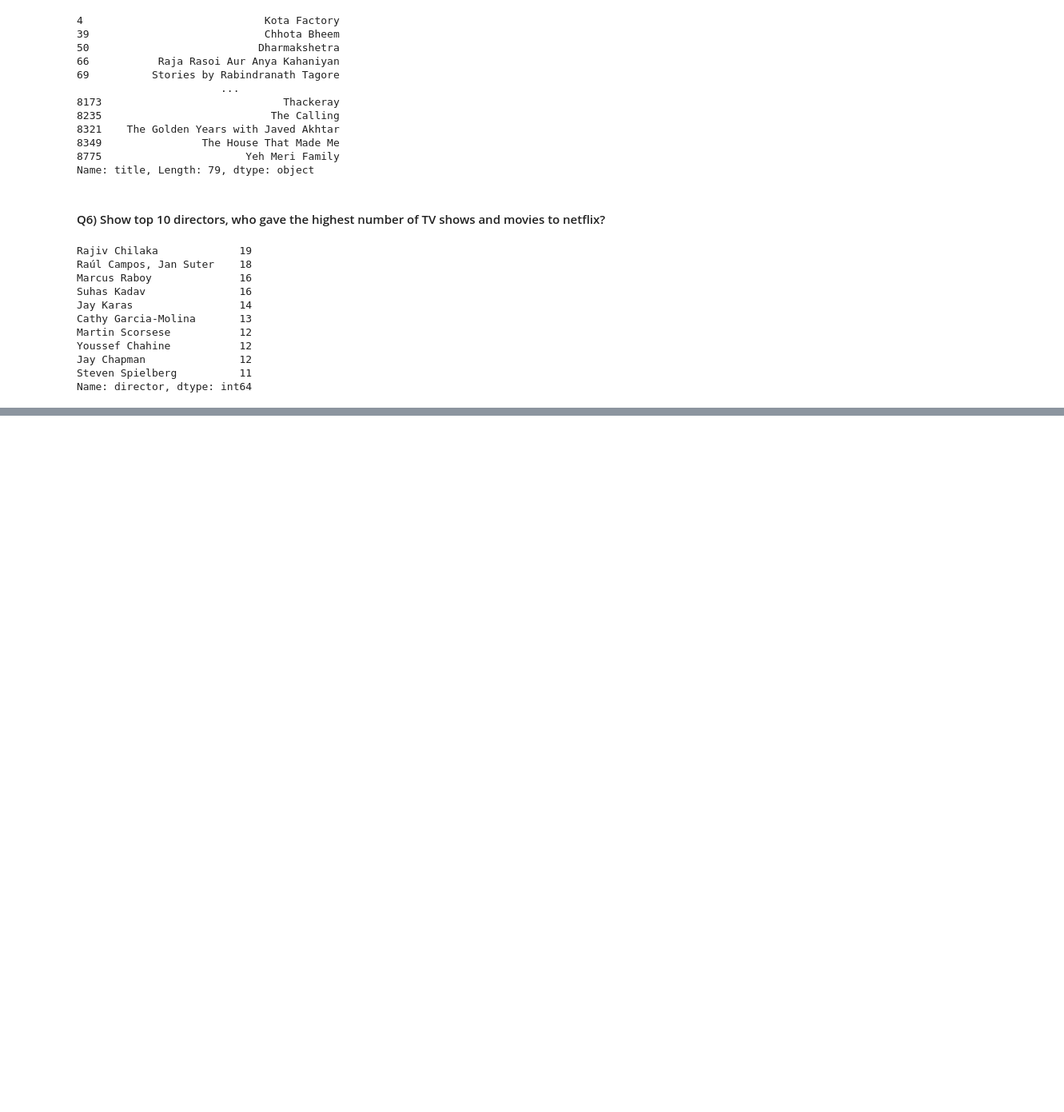
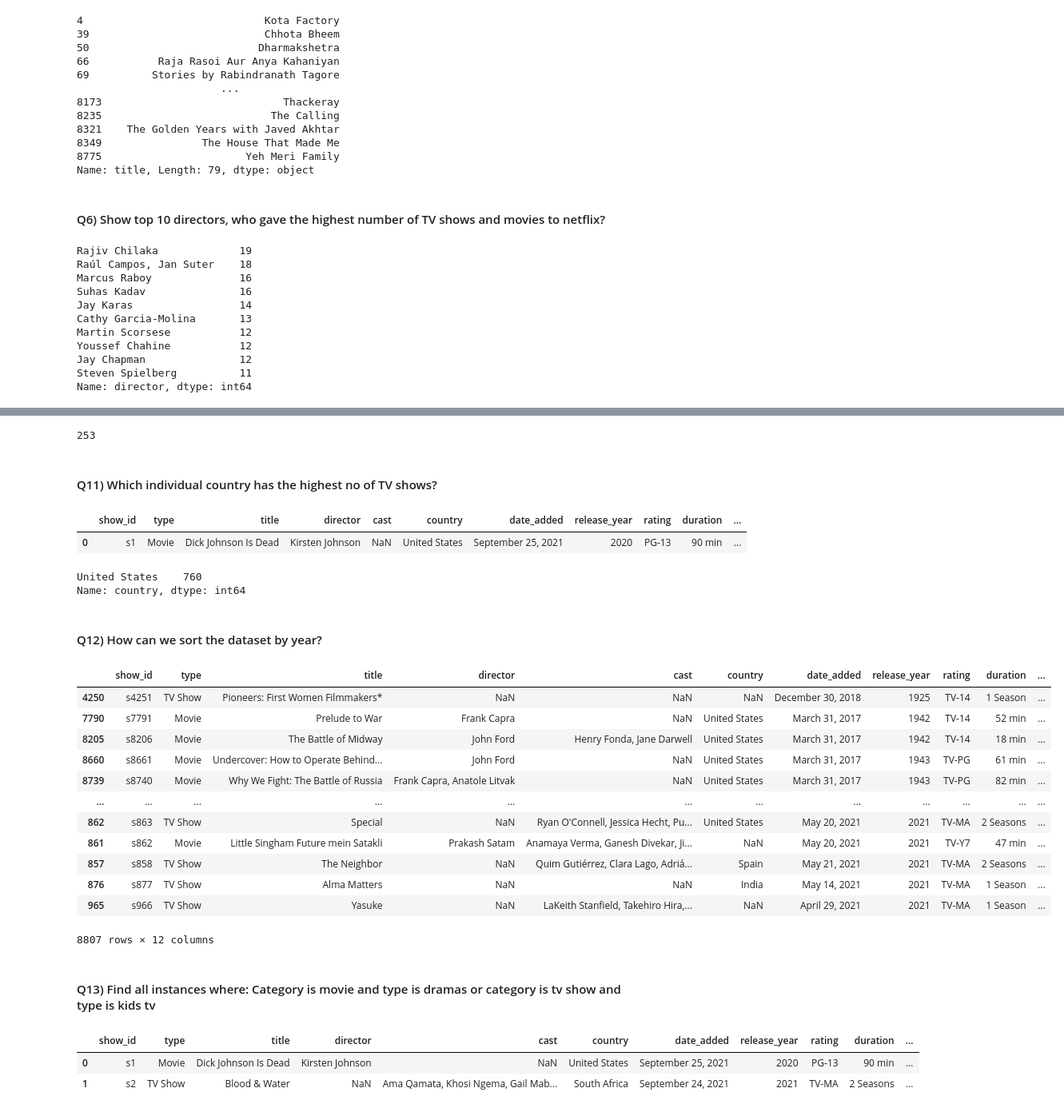
Before and after one commit to Yamini09-code/Data-Analytics-Challenge, a Jupyter notebook: Netflix Data Analysis Project.ipynb, the cells around one changed output, grey strips where cells are left out. Shown: that part at 80% size. Cells and saved outputs as stored; diff of their text form; code cells hidden in the pictures; blank space fills up the shorter version.

```diff
--- a/Netflix Data Analysis Project.ipynb
+++ b/Netflix Data Analysis Project.ipynb
@@ -285,0 +355,62 @@ Name: director, dtype: int64
+# %%
+## Example: Fill NaN values with 0
+#df['column_name'].fillna(0, inplace=True)
+# Float data types in Python can represent not only whole numbers but also decimal numbers and special values like NaN and infinity.
+#float('nan') is the standardized way to create a NaN value in Python.
+
+movies = df[df['type']=='Movie']
+movies = movies.dropna()
+movies['duration'] = movies['duration'].str.extract('(\d+)').astype(int)
+movies['duration'].max()
+#movies.duration.dtypes
+#astype(float) so that NAN values can be handled
+#data[['Minutes', 'Unit']]= data['duration'].str.split(' ', expand = True)
+# %% [output]
+253
+# %% [markdown]
+#### Q11) Which individual country has the highest no of TV shows?
+# %%
+df.head(1)
+# %% [output]
+|  | show_id | type | title | director | cast | country | date_added | release_year | rating | duration | ... |
+| 0 | s1 | Movie | Dick Johnson Is Dead | Kirsten Johnson | NaN | United States | September 25, 2021 | 2020 | PG-13 | 90 min | ... |
+# %%
+Show = df[df['type'] == 'TV Show']
+Show
+Show.country.value_counts().head(1)
+# %% [output]
+United States    760
+Name: country, dtype: int64
+# %% [markdown]
+#### Q12) How can we sort the dataset by year?
+# %%
+#axis: Specifies the axis along which to sort. Use axis=0 to sort rows (default) and axis=1 to sort columns.
+#DataFrame.sort_values(by, axis=0, ascending=True, inplace=False, ignore_index=False)
+#ignore_index: Specifies whether to reset the index of the sorted DataFrame. Default is False.
+#NAN are pushed to the end
+#bydefault ascending is true
+df.head(1)
+sorted_df = df.sort_values(by = 'release_year', ascending = True, inplace = False, axis = 0)
+sorted_df
+# %% [output]
+|  | show_id | type | title | director | cast | country | date_added | release_year | rating | duration | ... |
+| 4250 | s4251 | TV Show | Pioneers: First Women Filmmakers* | NaN | NaN | NaN | December 30, 2018 | 1925 | TV-14 | 1 Season | ... |
+| 7790 | s7791 | Movie | Prelude to War | Frank Capra | NaN | United States | March 31, 2017 | 1942 | TV-14 | 52 min | ... |
+| 8205 | s8206 | Movie | The Battle of Midway | John Ford | Henry Fonda, Jane Darwell | United States | March 31, 2017 | 1942 | TV-14 | 18 min | ... |
+| 8660 | s8661 | Movie | Undercover: How to Operate Behind... | John Ford | NaN | United States | March 31, 2017 | 1943 | TV-PG | 61 min | ... |
+| 8739 | s8740 | Movie | Why We Fight: The Battle of Russia | Frank Capra, Anatole Litvak | NaN | United States | March 31, 2017 | 1943 | TV-PG | 82 min | ... |
+| ... | ... | ... | ... | ... | ... | ... | ... | ... | ... | ... | ... |
+| 862 | s863 | TV Show | Special | NaN | Ryan O'Connell, Jessica Hecht, Pu... | United States | May 20, 2021 | 2021 | TV-MA | 2 Seasons | ... |
+| 861 | s862 | Movie | Little Singham Future mein Satakli | Prakash Satam | Anamaya Verma, Ganesh Divekar, Ji... | NaN | May 20, 2021 | 2021 | TV-Y7 | 47 min | ... |
+| 857 | s858 | TV Show | The Neighbor | NaN | Quim Gutiérrez, Clara Lago, Adriá... | Spain | May 21, 2021 | 2021 | TV-MA | 2 Seasons | ... |
+| 876 | s877 | TV Show | Alma Matters | NaN | NaN | India | May 14, 2021 | 2021 | TV-MA | 1 Season | ... |
+| 965 | s966 | TV Show | Yasuke | NaN | LaKeith Stanfield, Takehiro Hira,... | NaN | April 29, 2021 | 2021 | TV-MA | 1 Season | ... |
+8807 rows × 12 columns
+# %% [markdown]
+#### Q13) Find all instances where: Category is movie and type is dramas or category is tv show and type is kids tv
+# %%
+df.head(2)
+# %% [output]
+|  | show_id | type | title | director | cast | country | date_added | release_year | rating | duration | ... |
+| 0 | s1 | Movie | Dick Johnson Is Dead | Kirsten Johnson | NaN | United States | September 25, 2021 | 2020 | PG-13 | 90 min | ... |
+| 1 | s2 | TV Show | Blood & Water | NaN | Ama Qamata, Khosi Ngema, Gail Mab... | South Africa | September 24, 2021 | 2021 | TV-MA | 2 Seasons | ... |
```
Also changed, not shown: parts of 18 cells of this notebook.
